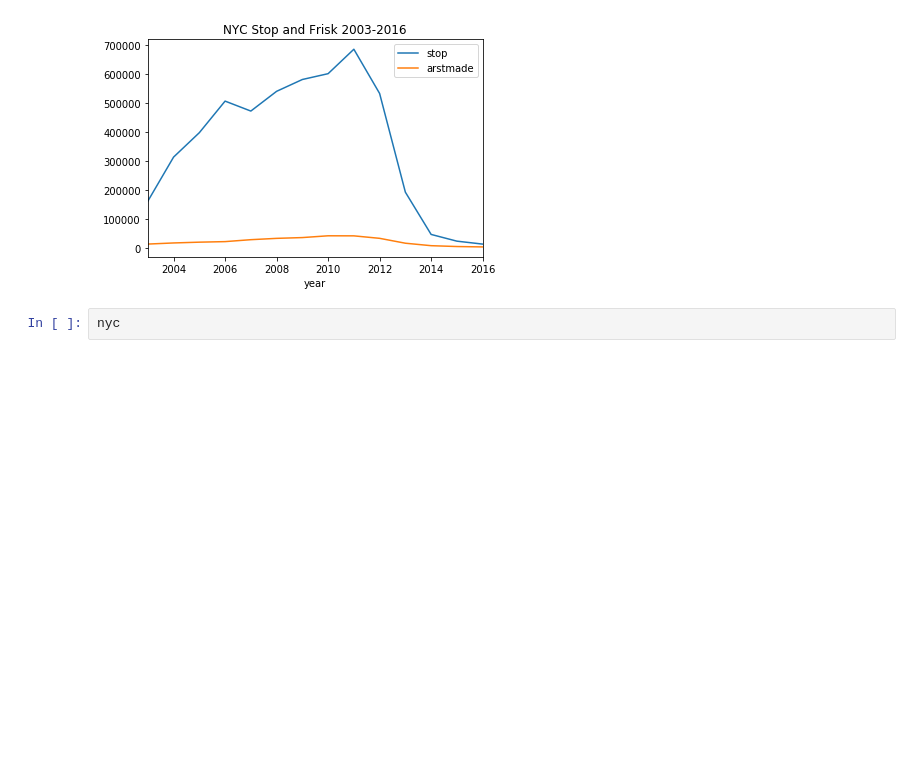
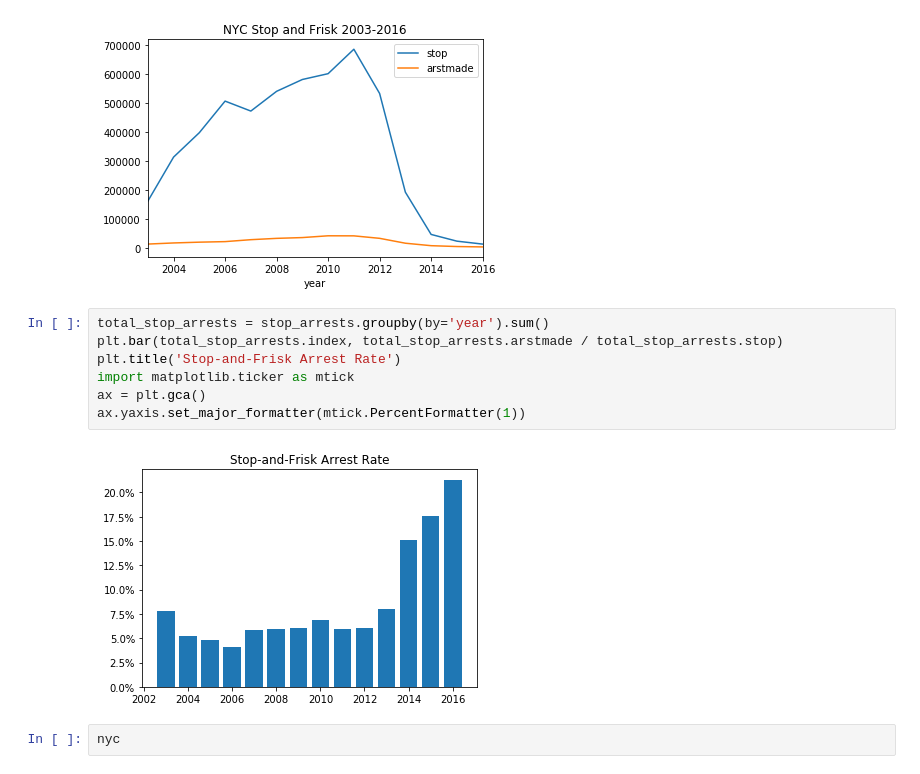
Before and after one commit to anilca-lab/FIS-Mod4-Project, a Jupyter notebook: brad_stop_frisk_data.ipynb, the cells around one changed output. Cells and saved outputs as stored; diff of their text form; blank space fills up the shorter version.

```diff
--- a/brad_stop_frisk_data.ipynb
+++ b/brad_stop_frisk_data.ipynb
@@ -513,6 +513,15 @@ plt.title('NYC Stop and Frisk 2003-2016')
 # %% [output]
 Text(0.5, 1.0, 'NYC Stop and Frisk 2003-2016')
 [figure]
+# %%
+total_stop_arrests = stop_arrests.groupby(by='year').sum()
+plt.bar(total_stop_arrests.index, total_stop_arrests.arstmade / total_stop_arrests.stop)
+plt.title('Stop-and-Frisk Arrest Rate')
+import matplotlib.ticker as mtick
+ax = plt.gca()
+ax.yaxis.set_major_formatter(mtick.PercentFormatter(1))
+# %% [output]
+[figure, added]
 # %%
 nyc
 # %% [output]
```
Also changed, not shown: 1 other file.
